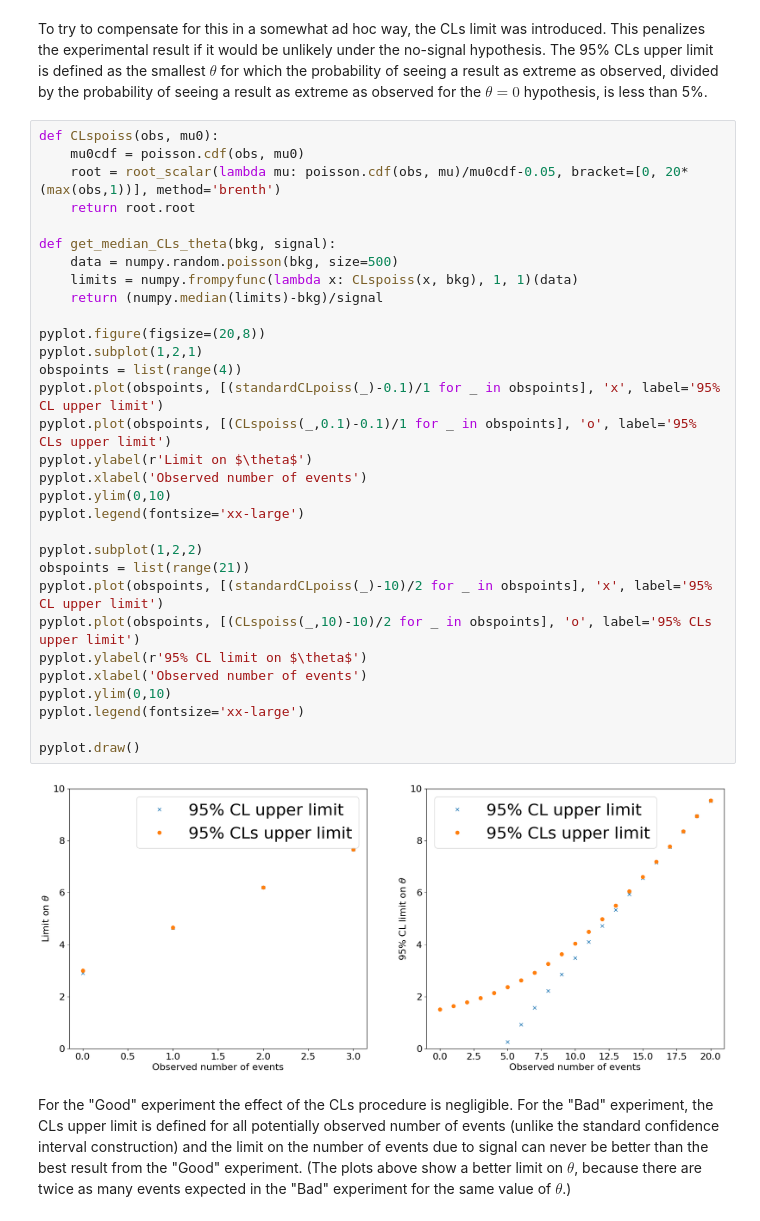
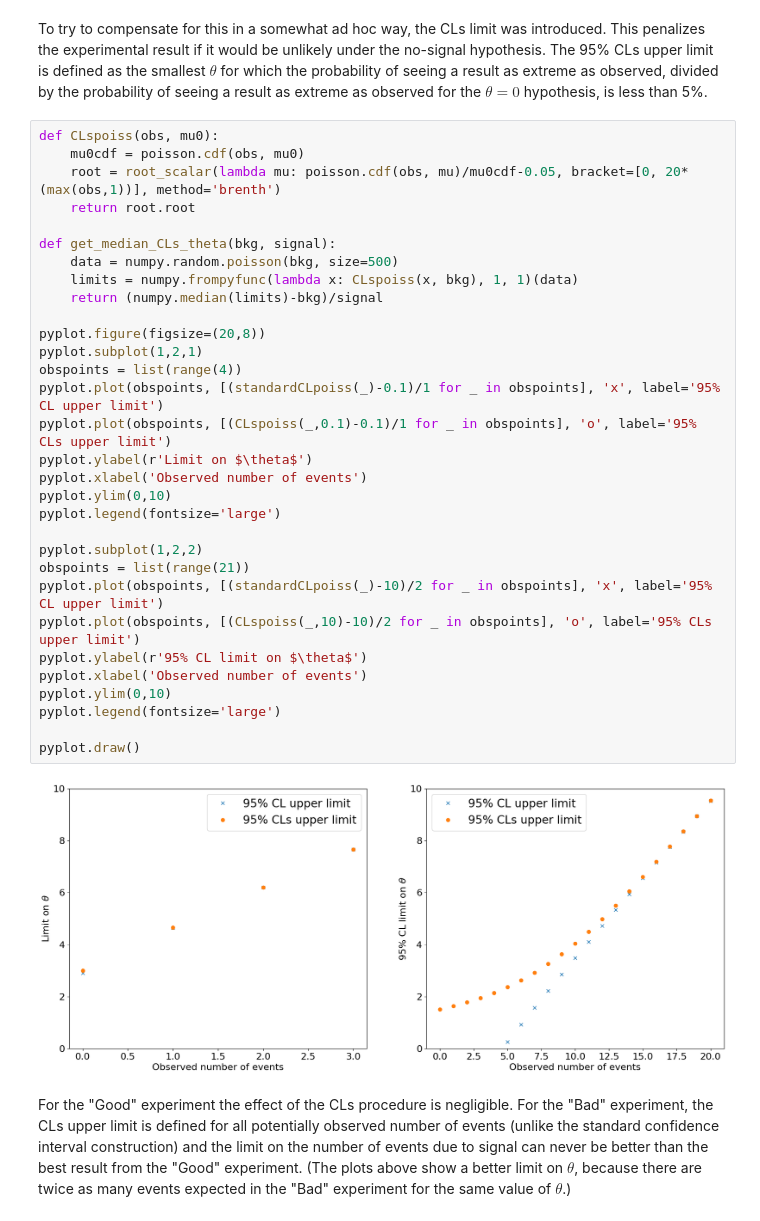
Before and after one commit to ponyisi/stats-lectures-2025, a Jupyter notebook: content/02_Inference.ipynb, the cells around one changed output. Drawn from its saved outputs; the diff is of its cells as text.

```diff
--- a/content/02_Inference.ipynb
+++ b/content/02_Inference.ipynb
@@ -336,35 +336,35 @@ To try to compensate for this in a somewhat ad hoc way, the CLs limit was introd
 # %%
 def CLspoiss(obs, mu0):
     mu0cdf = poisson.cdf(obs, mu0)
     root = root_scalar(lambda mu: poisson.cdf(obs, mu)/mu0cdf-0.05, bracket=[0, 20*(max(obs,1))], method='brenth')
     return root.root
 
 def get_median_CLs_theta(bkg, signal):
     data = numpy.random.poisson(bkg, size=500)
     limits = numpy.frompyfunc(lambda x: CLspoiss(x, bkg), 1, 1)(data)
     return (numpy.median(limits)-bkg)/signal
 
 pyplot.figure(figsize=(20,8))
 pyplot.subplot(1,2,1)
 obspoints = list(range(4))
 pyplot.plot(obspoints, [(standardCLpoiss(_)-0.1)/1 for _ in obspoints], 'x', label='95% CL upper limit')
 pyplot.plot(obspoints, [(CLspoiss(_,0.1)-0.1)/1 for _ in obspoints], 'o', label='95% CLs upper limit')
 pyplot.ylabel(r'Limit on $\theta$')
 pyplot.xlabel('Observed number of events')
 pyplot.ylim(0,10)
-pyplot.legend(fontsize='xx-large')
+pyplot.legend(fontsize='large')
 
 pyplot.subplot(1,2,2)
 obspoints = list(range(21))
 pyplot.plot(obspoints, [(standardCLpoiss(_)-10)/2 for _ in obspoints], 'x', label='95% CL upper limit')
 pyplot.plot(obspoints, [(CLspoiss(_,10)-10)/2 for _ in obspoints], 'o', label='95% CLs upper limit')
 pyplot.ylabel(r'95% CL limit on $\theta$')
 pyplot.xlabel('Observed number of events')
 pyplot.ylim(0,10)
-pyplot.legend(fontsize='xx-large')
+pyplot.legend(fontsize='large')
 
 pyplot.draw()
 # %% [output]
-[figure, old version]
+[figure, new version]
 # %% [markdown]
 For the "Good" experiment the effect of the CLs procedure is negligible. For the "Bad" experiment, the CLs upper limit is defined for all potentially observed number of events (unlike the standard confidence interval construction) and the limit on the number of events due to signal can never be better than the best result from the "Good" experiment.  (The plots above show a better limit on $\theta$, because there are twice as many events expected in the "Bad" experiment for the same value of $\theta$.)
```
Also changed, not shown: parts of 4 cells of this notebook.
